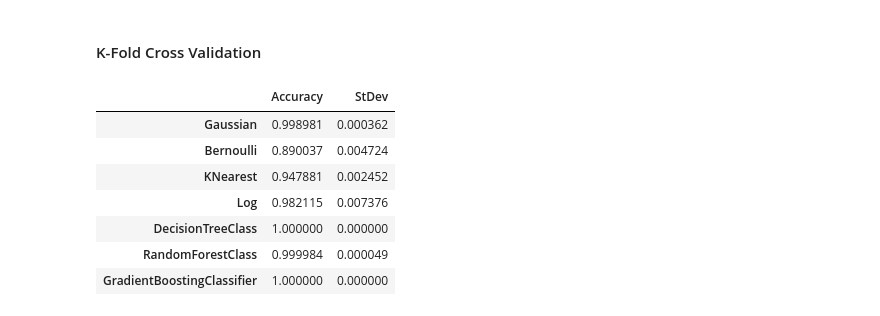
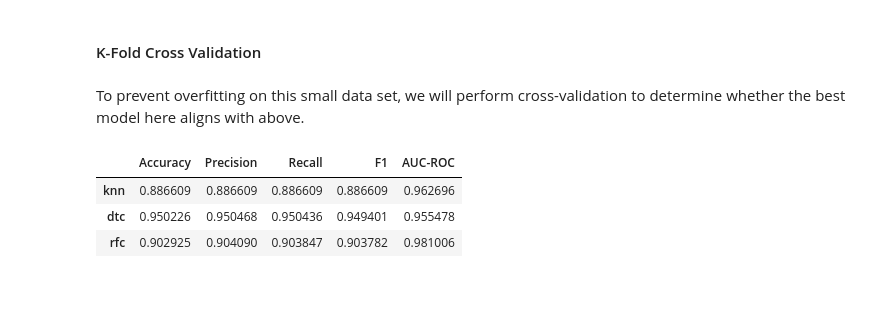
Before and after one commit to kvan493/Service_disruption_Project, a Jupyter notebook: Service_disruption.ipynb, the cells around one changed output. Saved outputs shown, nothing was run; the diff lists cells and outputs as text; code cells hidden in the pictures; blank space fills up the shorter version.

```diff
--- a/Service_disruption.ipynb
+++ b/Service_disruption.ipynb
@@ -318,29 +297,40 @@ classification()
 # %% [markdown]
 #### K-Fold Cross Validation
+# %% [markdown]
+To prevent overfitting on this small data set, we will perform cross-validation to determine whether the best model here aligns with above.
 # %%
-cv = KFold(n_splits = 10, random_state = 1, shuffle = True)
+#Setting cross-validation split
+cv = KFold(n_splits = 5, random_state = 1, shuffle = True)
-# %%
-def cross_val_classification():
-    acc = []
-    stdev = []
-
-    for i in algorithms:
-        scores = cross_val_score(i, X, y, scoring='accuracy', cv=cv, n_jobs=-1)
-        acc.append(np.mean(scores))
-        stdev.append(np.std(scores))
-
-    result = pd.DataFrame(columns = ['Accuracy', 'StDev'], index = names)
-    result['Accuracy'] = acc
-    result['StDev'] = stdev
-    return result
-# %%
-cross_val_classification()
-# %% [output]
-|  | Accuracy | StDev |
-| Gaussian | 0.998981 | 0.000362 |
-| Bernoulli | 0.890037 | 0.004724 |
-| KNearest | 0.947881 | 0.002452 |
-| Log | 0.982115 | 0.007376 |
-| DecisionTreeClass | 1.000000 | 0.000000 |
-| RandomForestClass | 0.999984 | 0.000049 |
-| GradientBoostingClassifier | 1.000000 | 0.000000 |
+# %%
+#Function for cross-validation
+def cross_val_classification(alg_list, rowname):
+    accuracy = []
+    precision = []
+    recall = []
+    f1 = []
+    auc_roc = []
+
+    for i in alg_list:
+        accuracy.append(np.mean(cross_val_score(i, x, y, scoring='accuracy', cv=cv, n_jobs=-1)))
+        precision.append(np.mean(cross_val_score(i, x, y, scoring='precision_micro', cv=cv, n_jobs=-1)))
+        recall.append(np.mean(cross_val_score(i, x, y, scoring='recall_micro', cv=cv, n_jobs=-1)))
+        f1.append(np.mean(cross_val_score(i, x, y, scoring='f1_micro', cv=cv, n_jobs=-1)))
+        auc_roc.append(np.mean(cross_val_score(i, x, y, scoring='roc_auc_ovr', cv=cv, n_jobs=-1)))
+
+    result = pd.DataFrame(columns = ['Accuracy', 'Precision','Recall', 'F1', 'AUC-ROC'], index = rowname)
+
+    result['Accuracy'] = accuracy
+    result['Precision'] = precision
+    result['Recall'] = recall
+    result['F1'] = f1
+    result['AUC-ROC'] = auc_roc
+
+    return result
+# %%
+#Cross-validation results
+cross_val_classification([k, dtc, rfc], ['knn' , 'dtc', 'rfc'])
+# %% [output]
+|  | Accuracy | Precision | Recall | F1 | AUC-ROC |
+| knn | 0.886609 | 0.886609 | 0.886609 | 0.886609 | 0.962696 |
+| dtc | 0.950226 | 0.950468 | 0.950436 | 0.949401 | 0.955478 |
+| rfc | 0.902925 | 0.904090 | 0.903847 | 0.903782 | 0.981006 |
```
Also changed, not shown: parts of 10 cells of this notebook.
